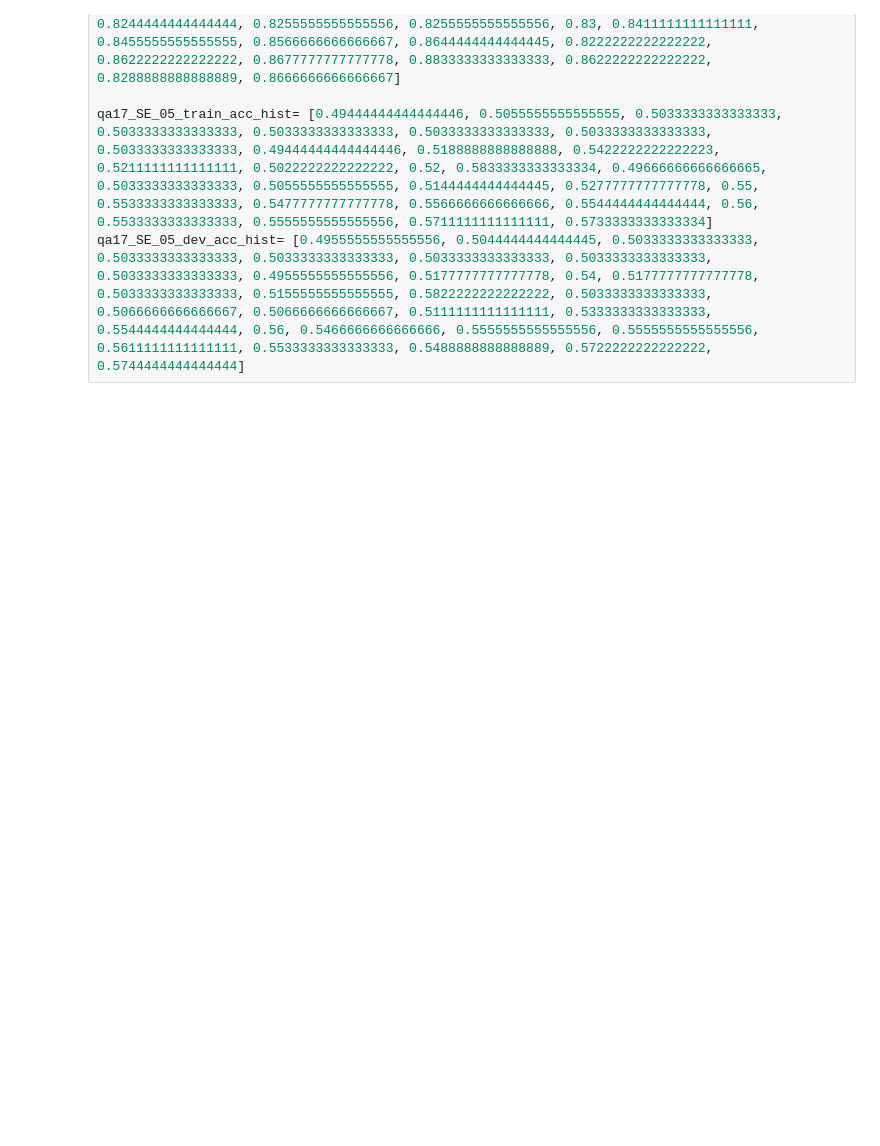
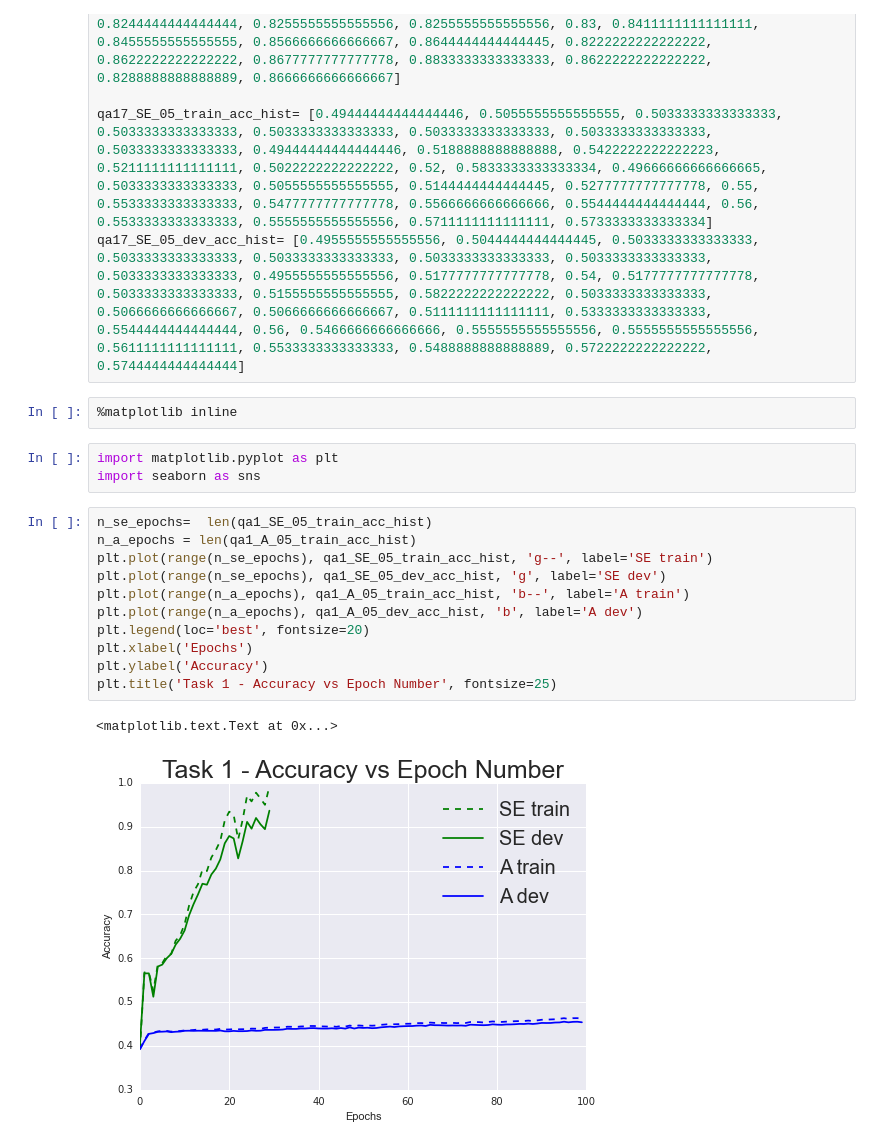
Before and after one commit to corbyrosset/question_answering, a Jupyter notebook: code/notebooks/update_data.ipynb, the cells around one changed output. Drawn from its saved outputs; the diff is of its cells as text; blank space fills up the shorter version.

Commit message:
Added plots to the update_data notebook -- may need to pip install seaborn

```diff
--- a/code/notebooks/update_data.ipynb
+++ b/code/notebooks/update_data.ipynb
@@ -28,3 +28,22 @@ qa7_SE_05_dev_acc_hist= [0.6266666666666667, 0.6533333333333333, 0.6444444444444
 
 qa17_SE_05_train_acc_hist= [0.49444444444444446, 0.5055555555555555, 0.5033333333333333, 0.5033333333333333, 0.5033333333333333, 0.5033333333333333, 0.5033333333333333, 0.5033333333333333, 0.49444444444444446, 0.5188888888888888, 0.5422222222222223, 0.5211111111111111, 0.5022222222222222, 0.52, 0.5833333333333334, 0.49666666666666665, 0.5033333333333333, 0.5055555555555555, 0.5144444444444445, 0.5277777777777778, 0.55, 0.5533333333333333, 0.5477777777777778, 0.5566666666666666, 0.5544444444444444, 0.56, 0.5533333333333333, 0.5555555555555556, 0.5711111111111111, 0.5733333333333334]
 qa17_SE_05_dev_acc_hist= [0.4955555555555556, 0.5044444444444445, 0.5033333333333333, 0.5033333333333333, 0.5033333333333333, 0.5033333333333333, 0.5033333333333333, 0.5033333333333333, 0.4955555555555556, 0.5177777777777778, 0.54, 0.5177777777777778, 0.5033333333333333, 0.5155555555555555, 0.5822222222222222, 0.5033333333333333, 0.5066666666666667, 0.5066666666666667, 0.5111111111111111, 0.5333333333333333, 0.5544444444444444, 0.56, 0.5466666666666666, 0.5555555555555556, 0.5555555555555556, 0.5611111111111111, 0.5533333333333333, 0.5488888888888889, 0.5722222222222222, 0.5744444444444444]
+# %%
+%matplotlib inline
+# %%
+import matplotlib.pyplot as plt
+import seaborn as sns
+# %%
+n_se_epochs=  len(qa1_SE_05_train_acc_hist)
+n_a_epochs = len(qa1_A_05_train_acc_hist)
+plt.plot(range(n_se_epochs), qa1_SE_05_train_acc_hist, 'g--', label='SE train')
+plt.plot(range(n_se_epochs), qa1_SE_05_dev_acc_hist, 'g', label='SE dev')
+plt.plot(range(n_a_epochs), qa1_A_05_train_acc_hist, 'b--', label='A train')
+plt.plot(range(n_a_epochs), qa1_A_05_dev_acc_hist, 'b', label='A dev')
+plt.legend(loc='best', fontsize=20)
+plt.xlabel('Epochs')
+plt.ylabel('Accuracy')
+plt.title('Task 1 - Accuracy vs Epoch Number', fontsize=25)
+# %% [output]
+<matplotlib.text.Text at 0x...>
+[figure, added]
```
Also changed, not shown: parts of 3 cells of this notebook.
